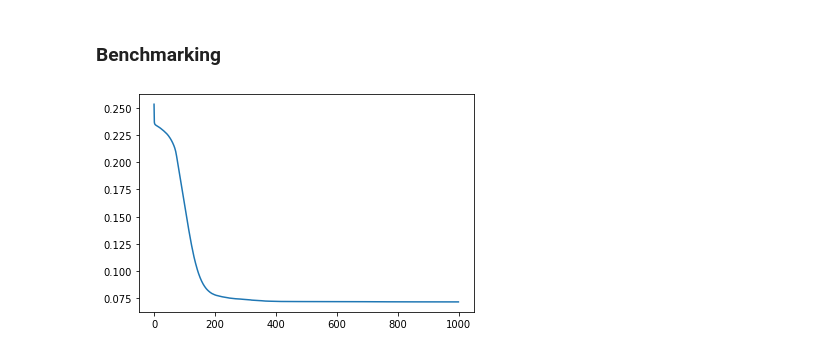
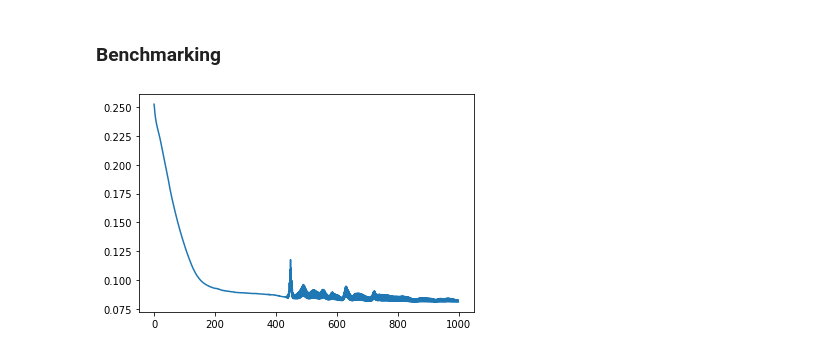
Before and after one commit to dexdx/DL_Projects, a Jupyter notebook: project_2.ipynb, the cells around one changed output. Drawn from its saved outputs; the diff is of its cells as text; code cells hidden in the pictures.

```diff
--- a/project_2.ipynb
+++ b/project_2.ipynb
@@ -59,8 +59,8 @@ def modelTrainer(train_input,train_target,test_input,test_target,test_size, trai
         if epoch %200 == 0:
             print("Loss:", loss.item())
         loss_track.append(loss)
-    plt.figure()
-    plt.plot(loss_track)
+    #plt.figure()
+    #plt.plot(loss_track)
     print("---------------------------------")
     acc = 0
     count = 0
@@ -72,7 +72,7 @@ def modelTrainer(train_input,train_target,test_input,test_target,test_size, trai
         #print(out)
         acc += accuracy_count(out, truth)
 
-    return seq, acc/test_size
+    return seq, acc/test_size, loss_track
 # %%
 train_size = 1000
 test_size = 200
@@ -92,9 +92,13 @@ models = []
 best_acc = 0
 curr_acc = 0
 best_idx = -1
-for idx in range(10):
-    model, curr_acc = modelTrainer(train_input,train_target,valid_input,valid_target,valid_size, 200, 10)
+loss_tracks = []
+accs = []
+for idx in range(100):
+    model, curr_acc, loss_track = modelTrainer(train_input,train_target,valid_input,valid_target,valid_size, 200, 10)
     models.append(model)
+    loss_tracks.append(loss_track)
+    accs.append(curr_acc)
     if (curr_acc > best_acc):
         best_acc = curr_acc
         best_idx = idx
@@ -129,0 +124,8 @@ Loss: 0.15664047002792358
+# %%
+acc_sort = np.argsort(accs)
+colors = plt.cm.jet(np.linspace(.7,1.,100))
+# %%
+for i in acc_sort:
+    plt.plot(loss_tracks[i], color = colors[i], label = round(100*accs[i]), alpha=1/3)
+plt.xlabel('Epoch number')
+plt.ylabel('MSE');
@@ -161,8 +173,7 @@ def create_model():
     return nn.Sequential(
         nn.Linear(2, 8),
         nn.ReLU(),
-        nn.Linear(8, 1),
-#         nn.ReLU(),
+        nn.Linear(8, 1)
     )
 
 def train_model(model, train_input, train_target):
@@ -173,31 +184,31 @@ def train_model(model, train_input, train_target):
     # Iterate through epochs
     for i in range(1000):
         #Iterate t hrough mini batches
         for b in range(0, train_input.size(0), mini_batch):
             # Forward pass selecting the corresponding minibacth
             output = model(train_input.narrow(0, b, mini_batch))
             # Calculate loss
             loss = loss_func(output.squeeze(), train_target.narrow(0, b, mini_batch))
 #             print("Loss:", loss.item())
             # Reset zero grad
             model.zero_grad()
             # Backward pass
             loss.backward()
             #Update step
             optimizer.step()
         loss_track.append(loss)
     plt.plot(loss_track)
 
 def compute_nb_errors(model, data_input, data_target):
         output = model(data_input)
         comp = output.argmax(dim = 1) != data_target.argmax(dim = 1)
         nb_errors = torch.where(comp)[0].size()[0]
         error_rate = nb_errors/data_input.size(0)
         print(f'There were a total of {nb_errors} errors, or {error_rate} of the testing set.')
 
 
 model = create_model()
 train_model(model, train_input, train_target)
 # compute_nb_errors(model, test_input, test_target)
 # %% [output]
-[figure, old version]
+[figure, new version]
```
Also changed, not shown: parts of 9 cells of this notebook.
